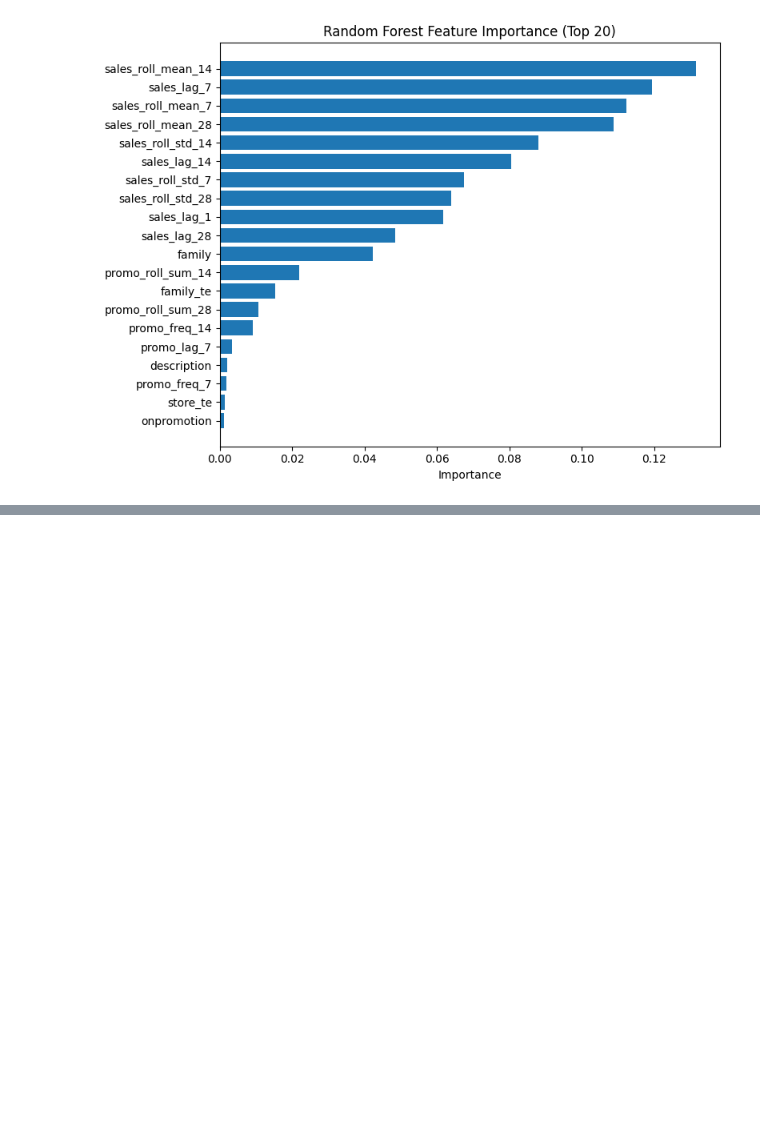
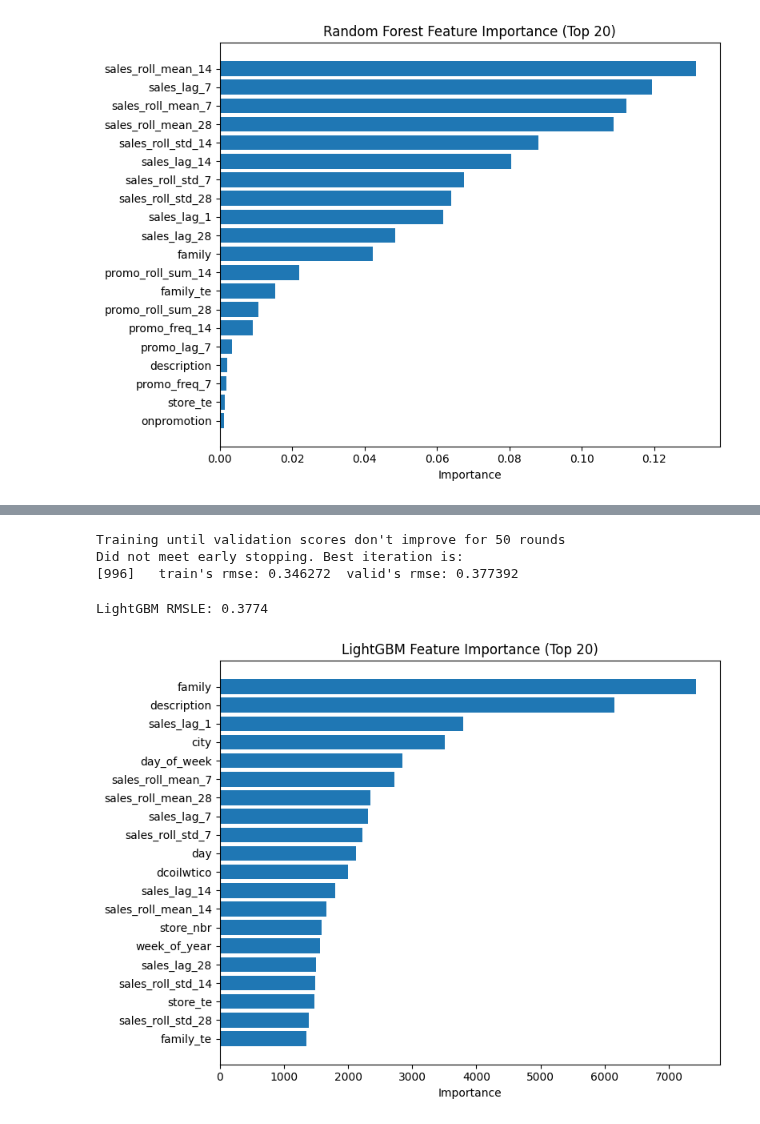
Before and after one commit to sabin74/Enterprise-Intelligent-Demand-Forecasting-Decision-Optimization-Platform, a Jupyter notebook: notebooks/05_ml_models.ipynb, the cells around one changed output, grey strips where cells are left out. Saved outputs shown, nothing was run; the diff lists cells and outputs as text; code cells hidden in the pictures; blank space fills up the shorter version.

```diff
--- a/notebooks/05_ml_models.ipynb
+++ b/notebooks/05_ml_models.ipynb
@@ -239,0 +358,60 @@ plt.show()
+# %%
+lgb_params = {
+    "objective": "regression",
+    "metric": "rmse",
+    "learning_rate": 0.05,
+    "num_leaves": 64,
+    "max_depth": -1,
+    "feature_fraction": 0.8,
+    "bagging_fraction": 0.8,
+    "bagging_freq":5,
+    "subsample": 0.8,
+    "colsample_bytree": 0.8,
+    "seed": 42,
+    "lambda_l1": 0.1,
+    "lambda_l2": 0.1,
+    "verbosity": -1,
+    "boosting_type": "gbdt"
+}
+# %%
+lgb_model = lgb.train(
+    params=lgb_params,
+    train_set=lgb_train,
+    num_boost_round=1000,
+    valid_sets=[lgb_train, lgb_valid],
+    valid_names=["train", "valid"],
+    callbacks=[lgb.early_stopping(stopping_rounds=50)]
+)
+# %% [output]
+Training until validation scores don't improve for 50 rounds
+Did not meet early stopping. Best iteration is:
+[996]   train's rmse: 0.346272  valid's rmse: 0.377392
+# %%
+# Validation Prediction
+lag_valid_pred = lgb_model.predict(
+    X_valid,
+    num_iteration=lgb_model.best_iteration
+)
+lag_rmsle = rmsle(y_valid, lag_valid_pred)
+print(f"LightGBM RMSLE: {lag_rmsle:.4f}")
+# %% [output]
+LightGBM RMSLE: 0.3774
+# %%
+# Feature Importance
+lgb_importance = pd.DataFrame({
+    "feature": X_train.columns,
+    "importance": lgb_model.feature_importance()
+}).sort_values(by="importance", ascending=False)
+# %%
+# Plot top 20 Features
+plt.figure(figsize=(8, 6))
+plt.barh(
+    lgb_importance["feature"][:20][::-1],
+    lgb_importance["importance"][:20][::-1]
+)
+plt.title("LightGBM Feature Importance (Top 20)")
+plt.xlabel("Importance")
+plt.tight_layout()
+plt.show()
+# %% [output]
+[figure, added]
```
Also changed, not shown: parts of 19 cells of this notebook.
